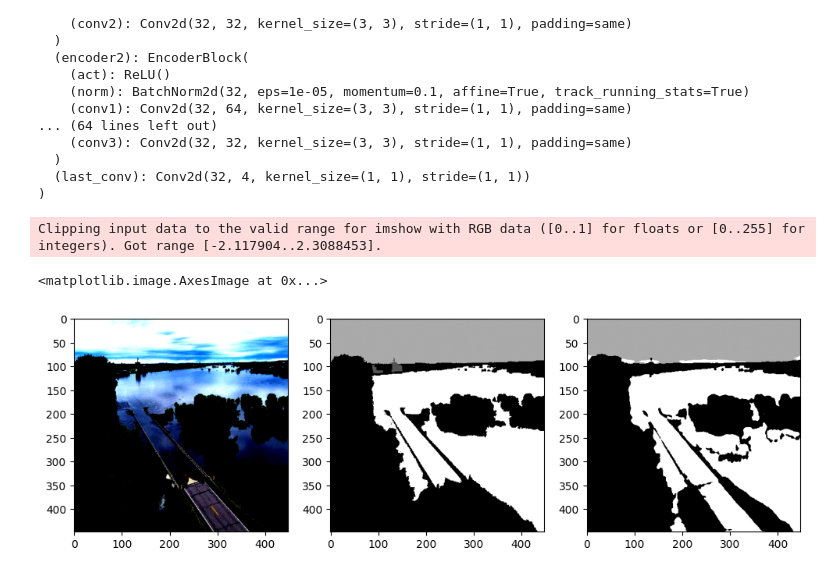
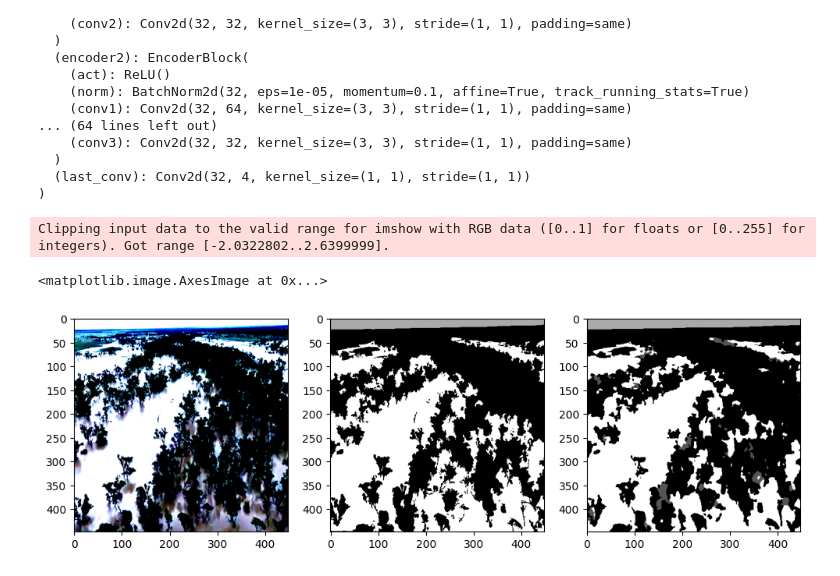
Before and after one commit to Supcanc/flood_segmentation, a Jupyter notebook: training.ipynb, the cells around one changed output. Drawn from its saved outputs; the diff is of its cells as text; code cells hidden in the pictures.

Commit message:
Edited training notebook

```diff
--- a/training.ipynb
+++ b/training.ipynb
@@ -445,18 +445,18 @@ def index_to_color(mask):
 
     return torch.tensor(mask_colors).max(dim=0).values
 # %%
-test_index = random.randint(0, len(train_ds) - 1)
-test_image = train_ds[test_index][0]
-test_mask = train_ds[test_index][1]
+test_index = random.randint(0, len(val_ds) - 1)
+test_image = val_ds[test_index][0]
+test_mask = val_ds[test_index][1]
 test_pred = model(test_image.unsqueeze(0).to(device))[0].argmax(dim=0)
 plt.figure(figsize=(12, 12))
 plt.subplot(1, 3, 1)
 plt.imshow(test_image.permute(1, 2, 0))
 plt.subplot(1, 3, 2)
 plt.imshow(index_to_color(test_mask), cmap='gray')
 plt.subplot(1, 3, 3)
 plt.imshow(index_to_color(test_pred), cmap='gray')
 # %% [output]
-Clipping input data to the valid range for imshow with RGB data ([0..1] for floats or [0..255] for integers). Got range [-2.117904..2.3088453].
+Clipping input data to the valid range for imshow with RGB data ([0..1] for floats or [0..255] for integers). Got range [-2.0322802..2.6399999].
 <matplotlib.image.AxesImage at 0x...>
-[figure, old version]
+[figure, new version]
```
Also changed, not shown: parts of 4 cells of this notebook.
